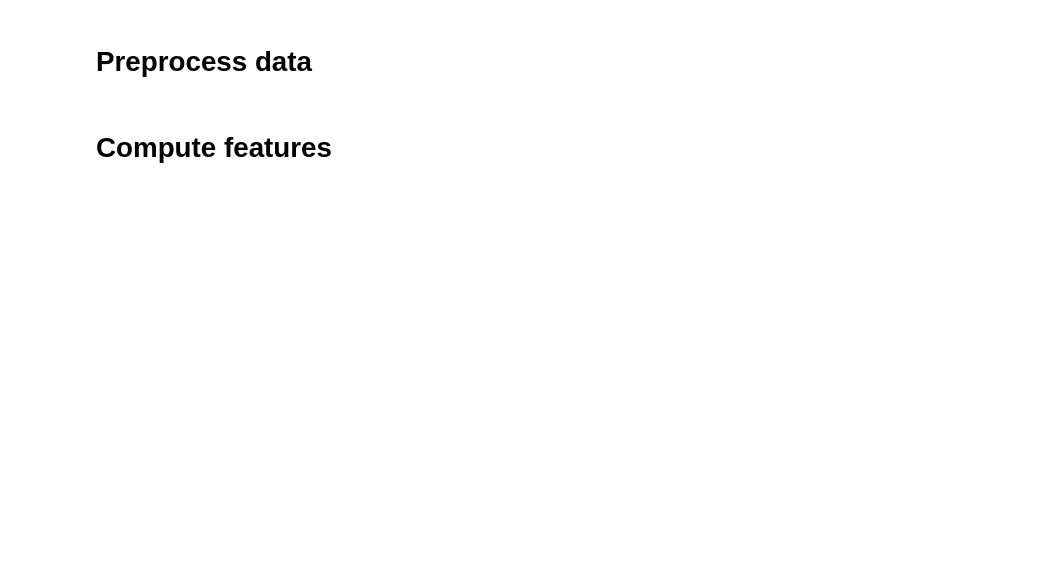
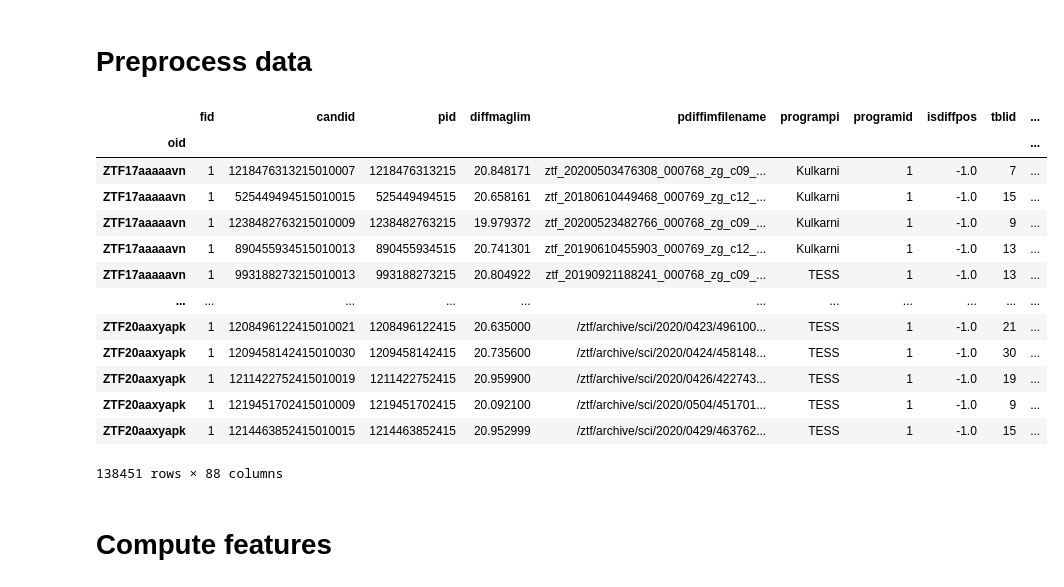
Before and after one commit to alercebroker/lc_classifier, a Jupyter notebook: notebooks/use_case_hierarchical_features.ipynb, the cells around one changed output. Drawn from its saved outputs; the diff is of its cells as text; code cells hidden in the pictures; blank space fills up the shorter version.

```diff
--- a/notebooks/use_case_hierarchical_features.ipynb
+++ b/notebooks/use_case_hierarchical_features.ipynb
@@ -86,7 +86,22 @@ display(objects)
 # Preprocess data
 # %%
 det_preprocess = preprocess_ztf.preprocess(detections)
-#display(det_preprocess)
+display(det_preprocess)
+# %% [output]
+|  | fid | candid | pid | diffmaglim | pdiffimfilename | programpi | programid | isdiffpos | tblid | ... |
+| oid |  |  |  |  |  |  |  |  |  | ... |
+| ZTF17aaaaavn | 1 | 1218476313215010007 | 1218476313215 | 20.848171 | ztf_20200503476308_000768_zg_c09_... | Kulkarni | 1 | -1.0 | 7 | ... |
+| ZTF17aaaaavn | 1 | 525449494515010015 | 525449494515 | 20.658161 | ztf_20180610449468_000769_zg_c12_... | Kulkarni | 1 | -1.0 | 15 | ... |
+| ZTF17aaaaavn | 1 | 1238482763215010009 | 1238482763215 | 19.979372 | ztf_20200523482766_000768_zg_c09_... | Kulkarni | 1 | -1.0 | 9 | ... |
+| ZTF17aaaaavn | 1 | 890455934515010013 | 890455934515 | 20.741301 | ztf_20190610455903_000769_zg_c12_... | Kulkarni | 1 | -1.0 | 13 | ... |
+| ZTF17aaaaavn | 1 | 993188273215010013 | 993188273215 | 20.804922 | ztf_20190921188241_000768_zg_c09_... | TESS | 1 | -1.0 | 13 | ... |
+| ... | ... | ... | ... | ... | ... | ... | ... | ... | ... | ... |
+| ZTF20aaxyapk | 1 | 1208496122415010021 | 1208496122415 | 20.635000 | /ztf/archive/sci/2020/0423/496100... | TESS | 1 | -1.0 | 21 | ... |
+| ZTF20aaxyapk | 1 | 1209458142415010030 | 1209458142415 | 20.735600 | /ztf/archive/sci/2020/0424/458148... | TESS | 1 | -1.0 | 30 | ... |
+| ZTF20aaxyapk | 1 | 1211422752415010019 | 1211422752415 | 20.959900 | /ztf/archive/sci/2020/0426/422743... | TESS | 1 | -1.0 | 19 | ... |
+| ZTF20aaxyapk | 1 | 1219451702415010009 | 1219451702415 | 20.092100 | /ztf/archive/sci/2020/0504/451701... | TESS | 1 | -1.0 | 9 | ... |
+| ZTF20aaxyapk | 1 | 1214463852415010015 | 1214463852415 | 20.952999 | /ztf/archive/sci/2020/0429/463762... | TESS | 1 | -1.0 | 15 | ... |
+138451 rows × 88 columns
 # %% [markdown]
 # Compute features
 # %%
```
Also changed, not shown: parts of 5 cells of this notebook, 4 other files.
